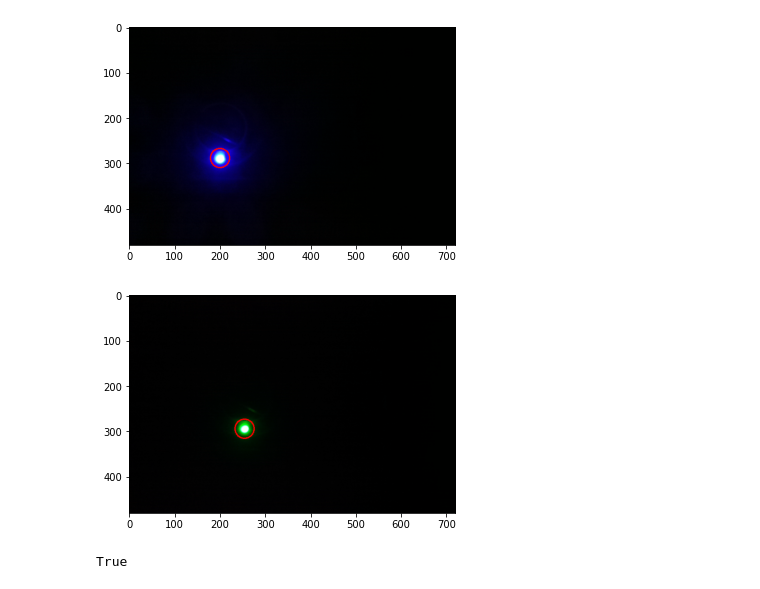
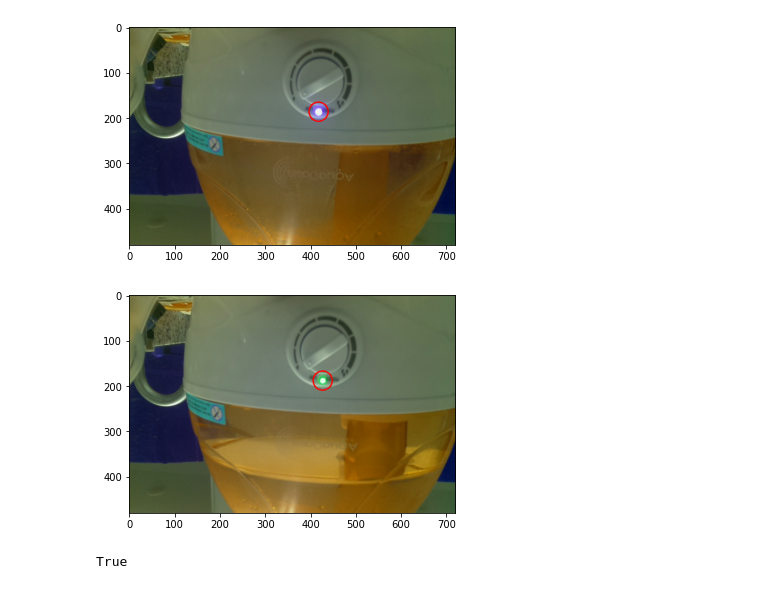
Before and after one commit to jpblanton/opencv-test, a Jupyter notebook: Untitled.ipynb, the cells around one changed output. Drawn from its saved outputs; the diff is of its cells as text; code cells hidden in the pictures.

Commit message:
image training with light

```diff
--- a/Untitled.ipynb
+++ b/Untitled.ipynb
@@ -6,8 +6,8 @@ from matplotlib import pyplot as plt
 %matplotlib inline
 RADIUS=21
 # %%
-im1 = r"/mnt/c/Users/James/test_camera_pics/img2021-07-04 03-23-12.439031.jpg"
-im2 = r"/mnt/c/Users/James/test_camera_pics/img2021-07-04 03-24-12.979465.jpg"
+im1 = r"/mnt/c/Users/James/test_camera_pics/set2/img2021-07-08_11:13:56.398610.jpg"
+im2 = r"/mnt/c/Users/James/test_camera_pics/set2/img2021-07-08_16:04:40.879080.jpg"
 # %%
 image1 = cv2.imread(im1)
 orig1 = image1.copy()
@@ -16,15 +16,15 @@ image2 = cv2.imread(im2)
 orig2 = image2.copy()
 gray2 = cv2.cvtColor(image2, cv2.COLOR_BGR2GRAY)
 # %%
-T# apply a Gaussian blur to the image then find the brightest
+# apply a Gaussian blur to the image then find the brightest
 # region
 gray1 = cv2.GaussianBlur(gray1, (RADIUS, RADIUS), 0)
 (minVal1, maxVal1, minLoc1, maxLoc1) = cv2.minMaxLoc(gray1)
 cv2.circle(image1, maxLoc1, RADIUS, (255, 0, 0), 2)
 plt.imshow(image1)
 plt.show()
 # %% [output]
-[figure, old version]
+[figure, new version]
 # %%
 gray2 = cv2.GaussianBlur(gray2, (RADIUS, RADIUS), 0)
 (minVal2, maxVal2, minLoc2, maxLoc2) = cv2.minMaxLoc(gray2)
@@ -32,7 +32,7 @@ cv2.circle(image2, maxLoc2, RADIUS, (255, 0, 0), 2)
 plt.imshow(image2)
 plt.show()
 # %% [output]
-[figure, old version]
+[figure, new version]
 # %%
 cv2.imwrite('red_led.jpg', image1)
 cv2.imwrite('grn_led.jpg', image2)
```
Also changed, not shown: 12 other files.
